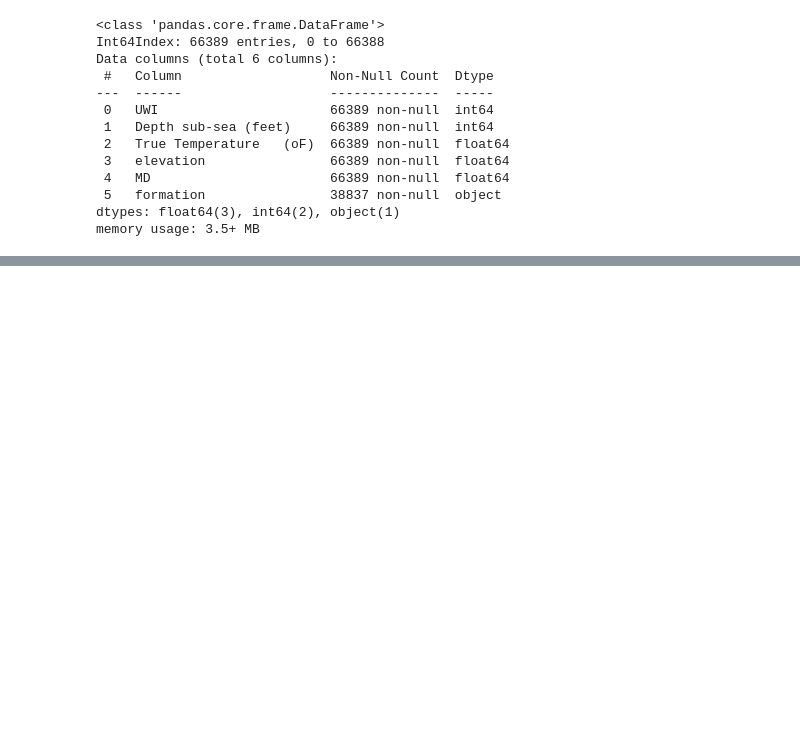
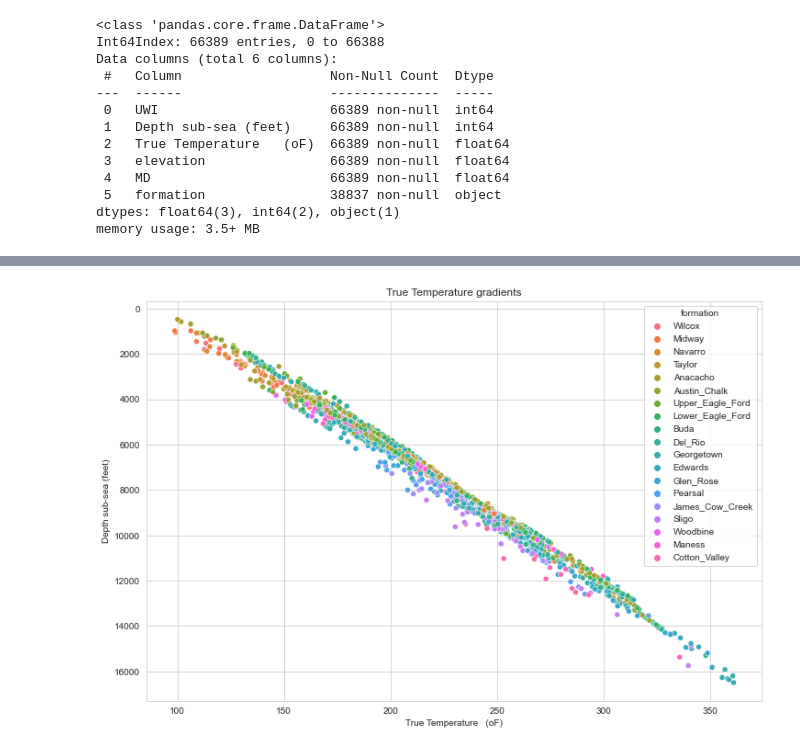
Before and after one commit to Tyrmes/gtx-2021, a Jupyter notebook: gtx/eda_oc/eda_1.ipynb, the cells around one changed output, grey strips where cells are left out. Drawn from its saved outputs; the diff is of its cells as text; code cells hidden in the pictures; blank space fills up the shorter version.

```diff
--- a/gtx/eda_oc/eda_1.ipynb
+++ b/gtx/eda_oc/eda_1.ipynb
@@ -348,0 +439,9 @@ memory usage: 3.5+ MB
+# %%
+fig_5, ax_5 = plt.subplots(1, 1, figsize=(12, 8))
+sns.scatterplot(x=true_temp_col, y=depth_sstvd_col,
+                hue=formation_col, data=gdf_form_temp, hue_order=formations, ax=ax_5)
+plt.title("True Temperature gradients")
+plt.gca().invert_yaxis()
+plt.show()
+# %% [output]
+[figure, added]
```
Also changed, not shown: parts of 16 cells of this notebook, 6 other files.
